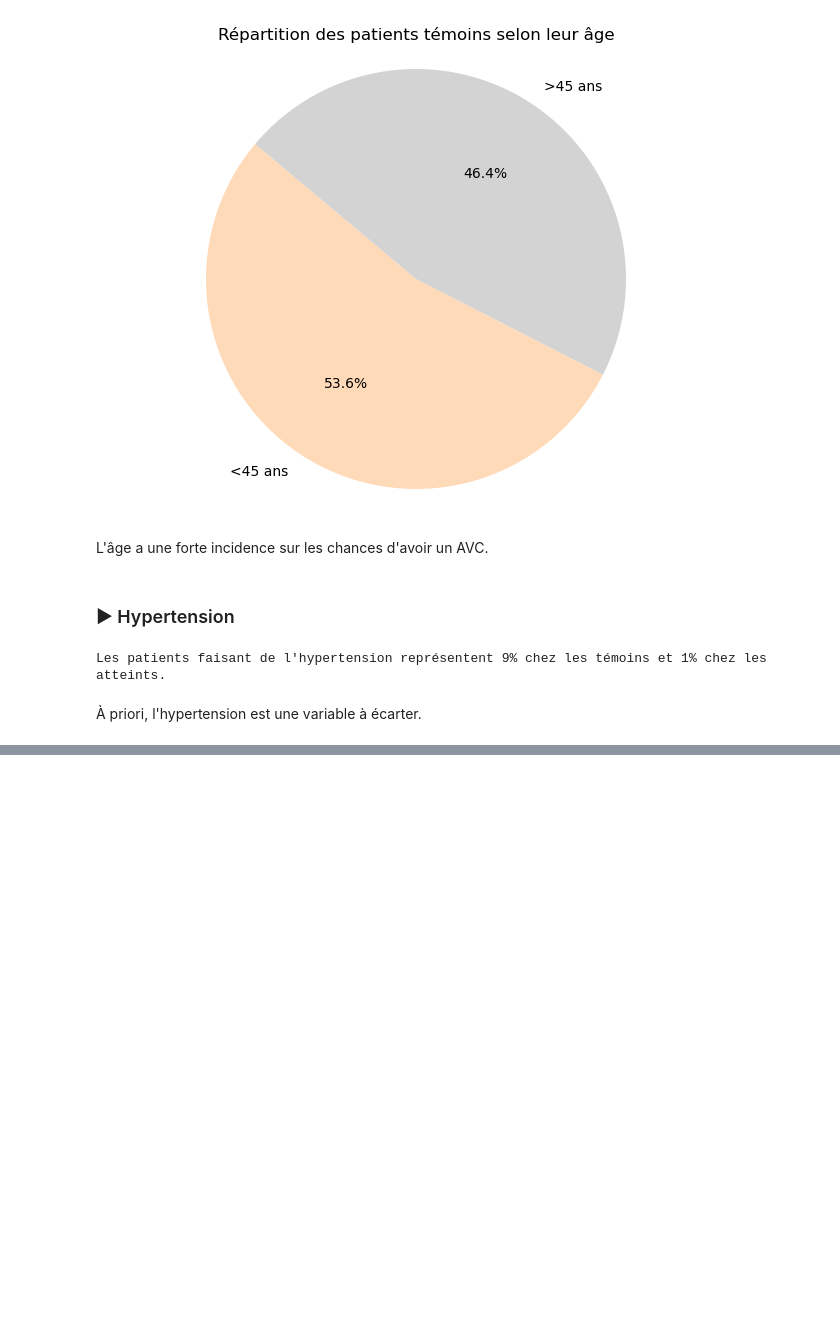
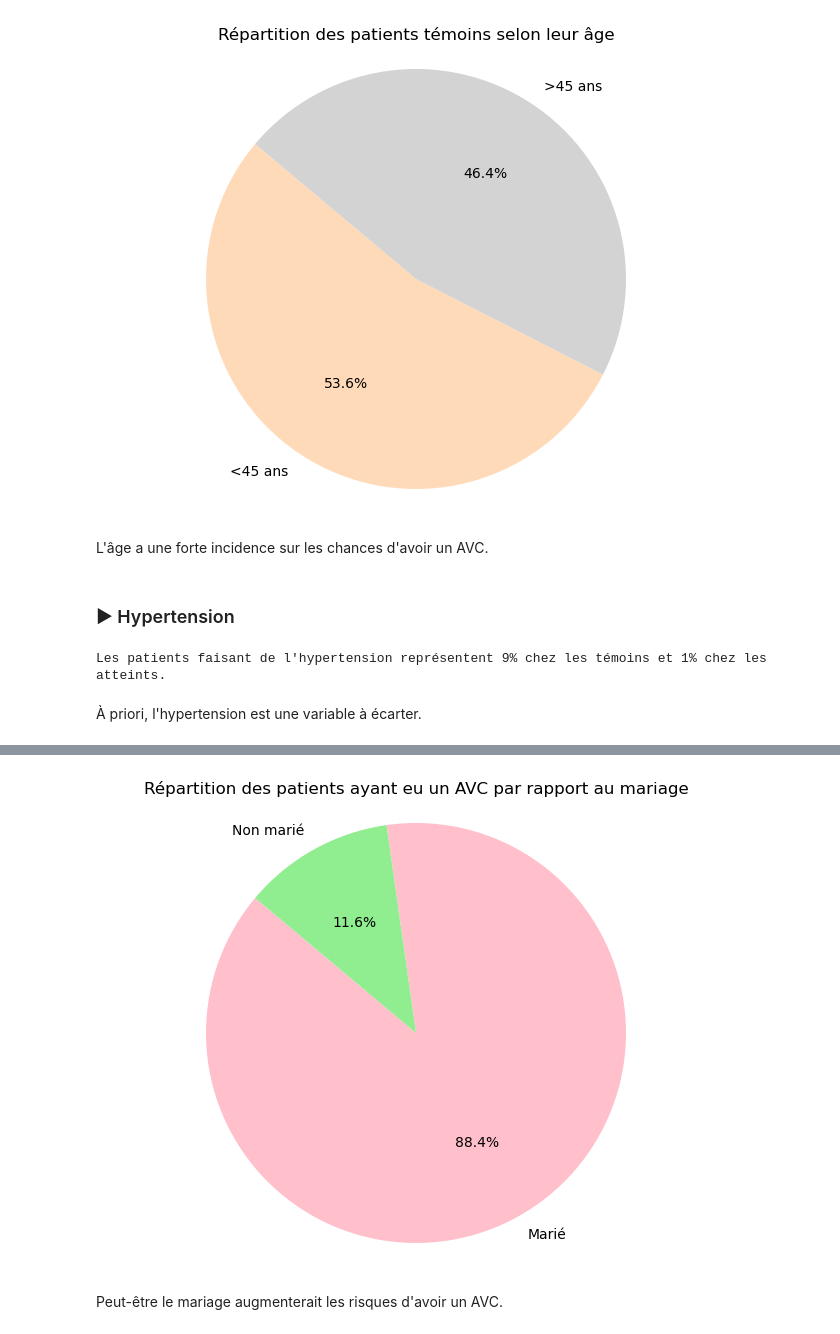
Before and after one commit to Antho-SJ/strocke-alert, a Jupyter notebook: Asj.ipynb, the cells around one changed output, grey strips where cells are left out. Cells and saved outputs as stored; diff of their text form; code cells hidden in the pictures; blank space fills up the shorter version.

```diff
--- a/Asj.ipynb
+++ b/Asj.ipynb
@@ -275,0 +318,17 @@ Les patients faisant de l'hypertension représentent 9% chez les témoins et 1%
+# %%
+wedding = (df_patient_avc['ever_married'] == 'Yes').sum()
+no_wedding = (df_patient_avc['ever_married'] == 'No').sum()
+
+nombre_patients = [wedding, no_wedding]
+labels = ['Marié', 'Non marié']
+colors = ['#FFC0CB', 'lightgreen']
+
+plt.figure(figsize=(8, 6))
+plt.pie(nombre_patients, labels=labels, colors=colors, autopct='%1.1f%%', startangle=140)
+plt.title('Répartition des patients ayant eu un AVC par rapport au mariage')
+plt.axis('equal')
+plt.show()
+# %% [output]
+[figure, added]
+# %% [markdown]
+Peut-être le mariage augmenterait les risques d'avoir un AVC.
```
Also changed, not shown: parts of 8 cells of this notebook.
